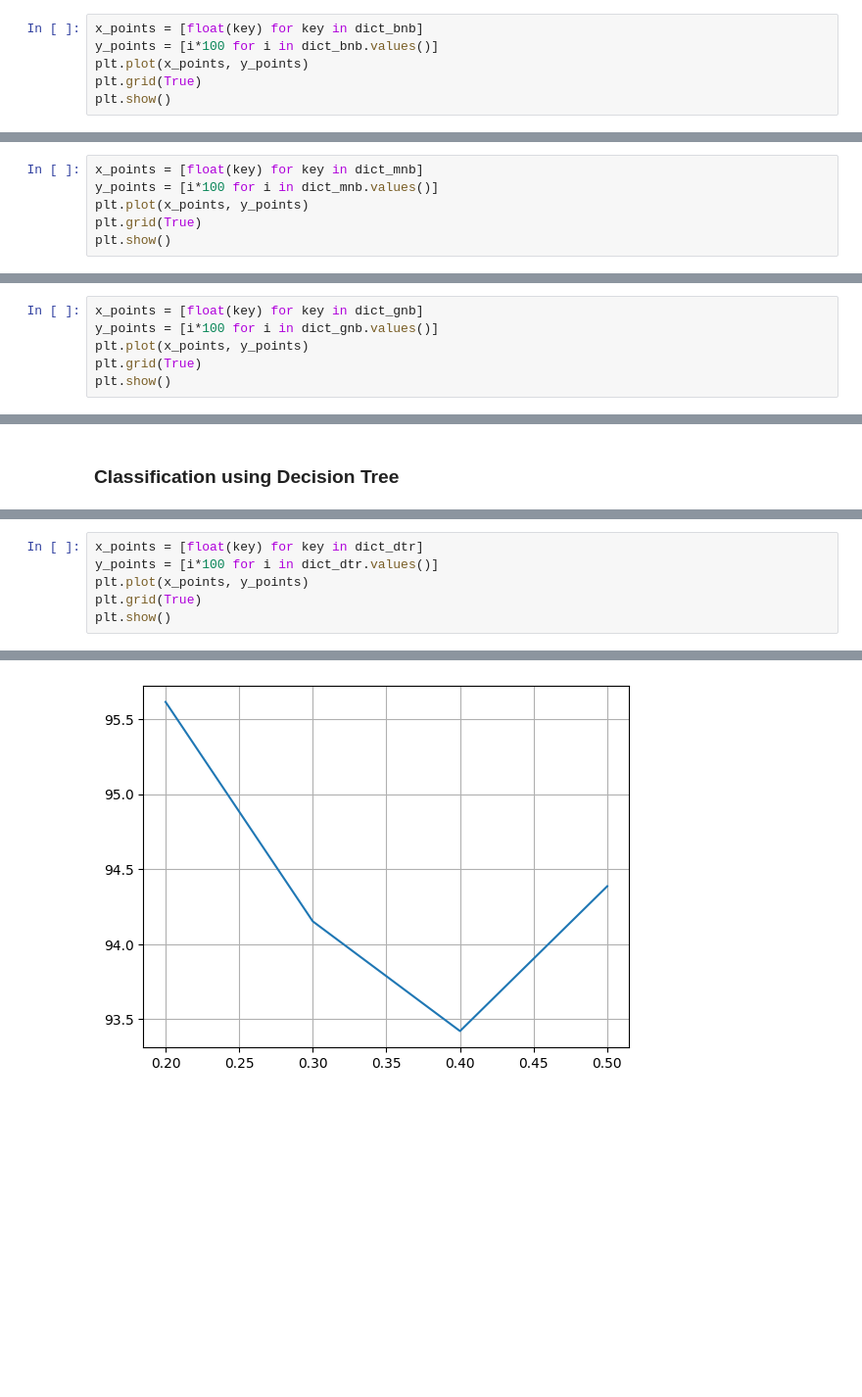
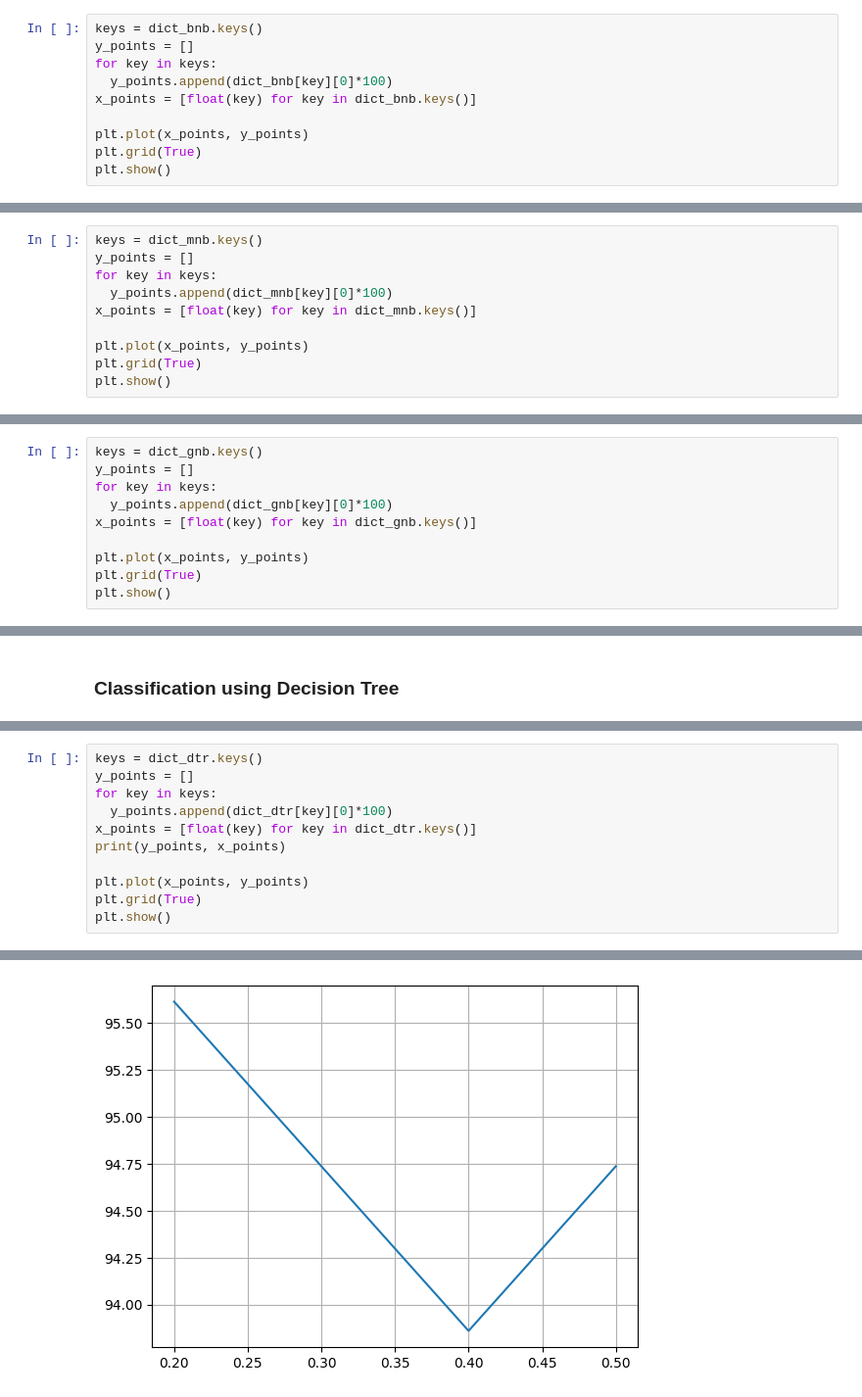
Before and after one commit to ayanokoji024/ML-lab, a Jupyter notebook: assignment 1/Akilus_sayadat_037_breast_cancer_dataset.ipynb, the cells around one changed output, grey strips where cells are left out. Shown at 98% size. Cells and saved outputs as stored; diff of their text form; blank space fills up the shorter version.

```diff
--- a/assignment 1/Akilus_sayadat_037_breast_cancer_dataset.ipynb
+++ b/assignment 1/Akilus_sayadat_037_breast_cancer_dataset.ipynb
@@ -323,6 +103,10 @@ weighted avg       0.84      0.84      0.84       285
 # %%
-x_points = [float(key) for key in dict_bnb]
-y_points = [i*100 for i in dict_bnb.values()]
+keys = dict_bnb.keys()
+y_points = []
+for key in keys:
+  y_points.append(dict_bnb[key][0]*100)
+x_points = [float(key) for key in dict_bnb.keys()]
+
 plt.plot(x_points, y_points)
 plt.grid(True)
 plt.show()
@@ -621,6 +156,10 @@ weighted avg       0.89      0.88      0.88       285
 # %%
-x_points = [float(key) for key in dict_mnb]
-y_points = [i*100 for i in dict_mnb.values()]
+keys = dict_mnb.keys()
+y_points = []
+for key in keys:
+  y_points.append(dict_mnb[key][0]*100)
+x_points = [float(key) for key in dict_mnb.keys()]
+
 plt.plot(x_points, y_points)
 plt.grid(True)
 plt.show()
@@ -732,6 +209,10 @@ weighted avg       0.93      0.93      0.93       285
 # %%
-x_points = [float(key) for key in dict_gnb]
-y_points = [i*100 for i in dict_gnb.values()]
+keys = dict_gnb.keys()
+y_points = []
+for key in keys:
+  y_points.append(dict_gnb[key][0]*100)
+x_points = [float(key) for key in dict_gnb.keys()]
+
 plt.plot(x_points, y_points)
 plt.grid(True)
 plt.show()
@@ -939,6 +278,11 @@ weighted avg       0.91      0.91      0.91       285
 # %%
-x_points = [float(key) for key in dict_dtr]
-y_points = [i*100 for i in dict_dtr.values()]
+keys = dict_dtr.keys()
+y_points = []
+for key in keys:
+  y_points.append(dict_dtr[key][0]*100)
+x_points = [float(key) for key in dict_dtr.keys()]
+print(y_points, x_points)
+
 plt.plot(x_points, y_points)
 plt.grid(True)
 plt.show()
@@ -946 +291 @@ plt.show()
-[figure, old version]
+[figure, new version]
```
Also changed, not shown: parts of 36 cells of this notebook, 8 other files.
